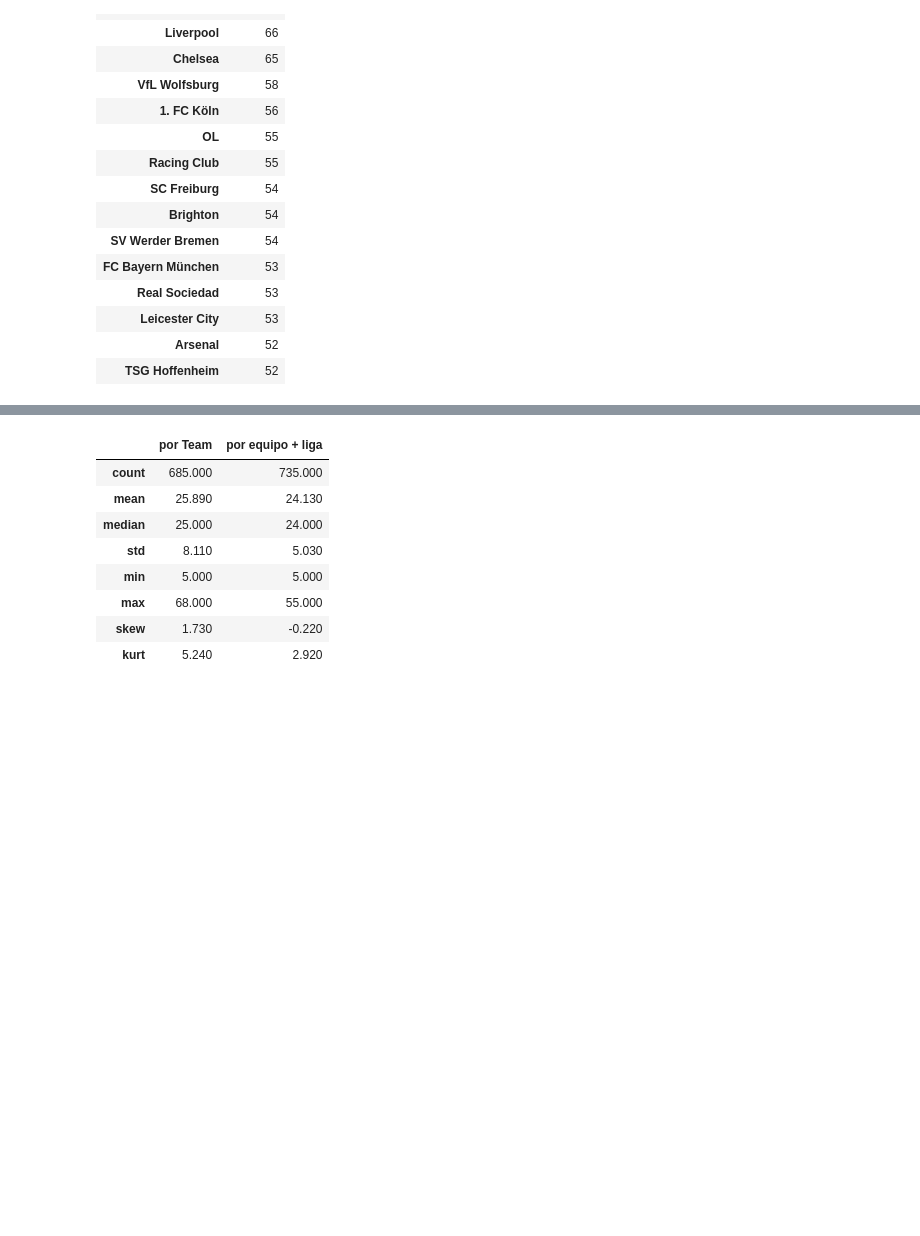
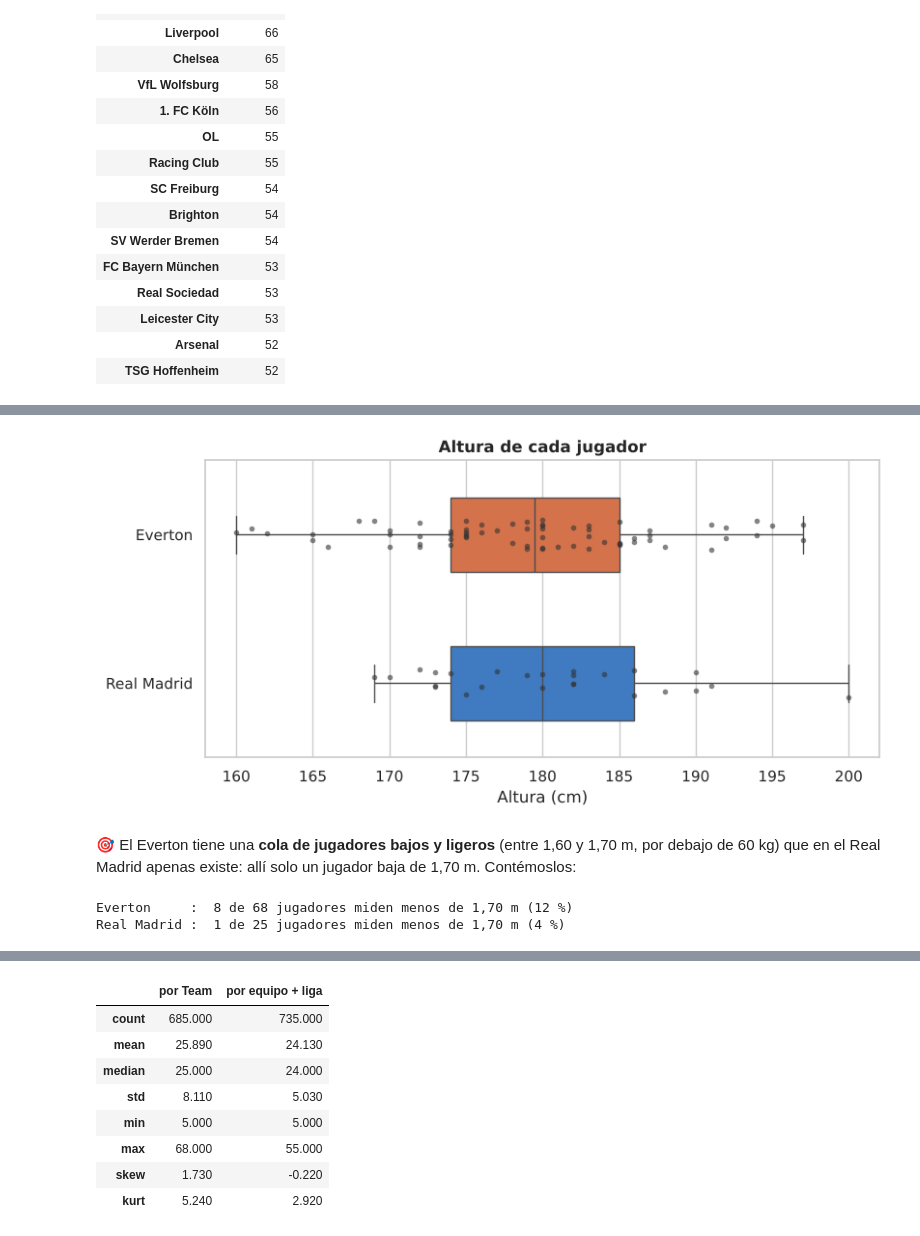
Before and after one commit to DANIFUZZY1975/estadistica-descriptiva-python, a Jupyter notebook: notebooks/01_fifa_jugadores.ipynb, the cells around one changed output, grey strips where cells are left out. Cells and saved outputs as stored; diff of their text form; code cells hidden in the pictures; blank space fills up the shorter version.

```diff
--- a/notebooks/01_fifa_jugadores.ipynb
+++ b/notebooks/01_fifa_jugadores.ipynb
@@ -170,0 +215,20 @@ Everton 68, Liverpool 66, Chelsea 65… ¿Tienen el triple de jugadores que el r
+# %%
+fig, ax = plt.subplots(figsize=(9, 4))
+sns.boxplot(data=pd.concat([everton.assign(equipo_="Everton"), madrid.assign(equipo_="Real Madrid")]),
+            x="Height_cm", y="equipo_", hue="equipo_", palette=[NARANJA, AZUL], legend=False, width=0.5, ax=ax)
+sns.stripplot(data=pd.concat([everton.assign(equipo_="Everton"), madrid.assign(equipo_="Real Madrid")]),
+              x="Height_cm", y="equipo_", color="#333333", size=4, alpha=0.6, ax=ax)
+ax.set_title("Altura de cada jugador"); ax.set_xlabel("Altura (cm)"); ax.set_ylabel("")
+plt.show()
+# %% [output]
+[figure, added]
+# %% [markdown]
+🎯 El Everton tiene una **cola de jugadores bajos y ligeros** (entre 1,60 y 1,70 m, por debajo de 60 kg) que en el Real Madrid
+apenas existe: allí solo un jugador baja de 1,70 m. Contémoslos:
+# %%
+for nombre, eq in [("Everton", everton), ("Real Madrid", madrid)]:
+    print(f"{nombre:12s}: {(eq['Height_cm'] < 170).sum():2d} de {len(eq)} jugadores miden menos de 1,70 m "
+          f"({100 * (eq['Height_cm'] < 170).mean():.0f} %)")
+# %% [output]
+Everton     :  8 de 68 jugadores miden menos de 1,70 m (12 %)
+Real Madrid :  1 de 25 jugadores miden menos de 1,70 m (4 %)
```
Also changed, not shown: parts of 8 cells of this notebook, 1 other file.
